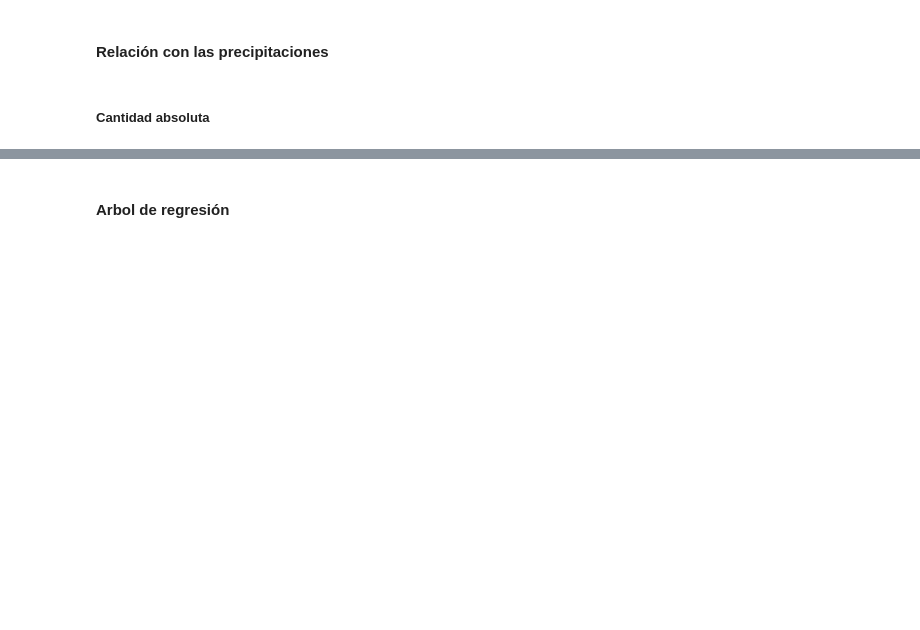
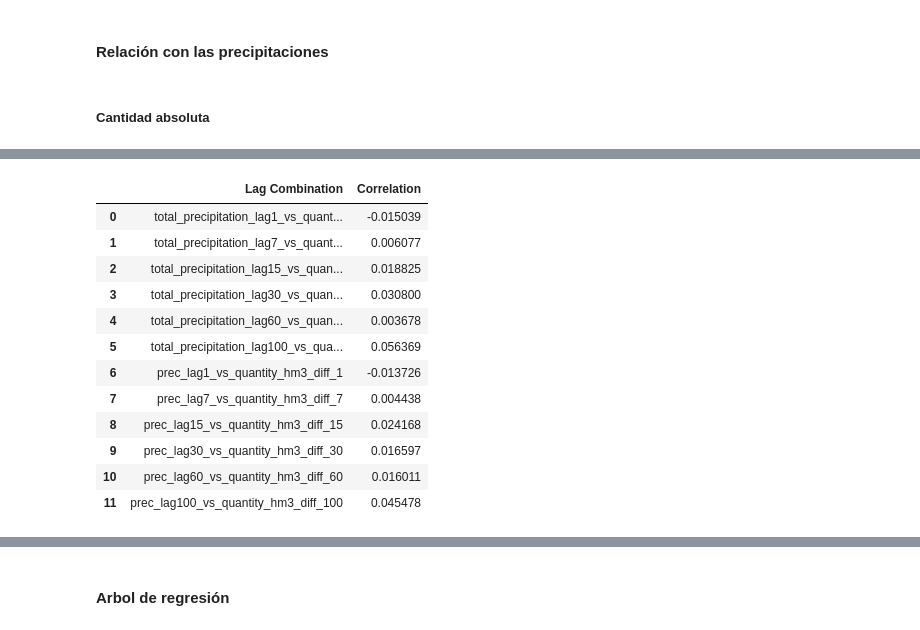
Before and after one commit to delatorre96/Water-Prediction, a Jupyter notebook: Análisis pixel.ipynb, the cells around one changed output, grey strips where cells are left out. Drawn from its saved outputs; the diff is of its cells as text; code cells hidden in the pictures; blank space fills up the shorter version.

```diff
--- a/Análisis pixel.ipynb
+++ b/Análisis pixel.ipynb
@@ -624,0 +412,20 @@ correlation_filtered
+# %%
+#df = df.reset_index()
+df = pd.merge(df_x, df_rios, on = 'date', how = 'inner')
+df = df[['date','quantity_hm3', 'total_precipitation', 'prec']]
+
+# Variables para calcular retardos, acumulados y promedios móviles
+variables = ['total_precipitation', 'prec']
+
+# Lista de períodos para los cálculos
+periods = [1, 7, 15, 30, 60,100]
+
+for period in periods:
+    for var in variables:
+        # Promedios
+        #df[f'{var}_mean_{period}d'] = df[var].rolling(window=period, min_periods=1).mean()
+        # Sumas
+        df[f'{var}_sum_{period}d'] = df[var].rolling(window=period, min_periods=1).sum()
+
+correlaciones = df.drop(['date'],axis = 1).corr()
+correlaciones['quantity_hm3'].sort_values(ascending = True)
@@ -624,0 +451,71 @@ correlation_filtered
+# %%
+#df = df.reset_index()
+df = pd.merge(df_x, df_rios, on = 'date', how = 'inner')
+df = df[['date','quantity_hm3', 'total_precipitation', 'prec']]
+
+# Variables para calcular retardos, acumulados y promedios móviles
+variables = ['total_precipitation', 'prec']
+lags_months = [1, 7, 15, 30, 60,100]  # Retardos y acumulados en meses
+
+# Crear un índice basado en meses para agrupar por mes
+df['month_start'] = df['date'].dt.to_period('M').dt.start_time
+
+# Agrupación mensual para calcular los valores agregados por mes
+monthly_agg = df.groupby('month_start')[variables].sum().reset_index()
+
+# Iterar sobre las variables y calcular retardos, acumulados y promedios móviles
+for var in variables:
+    for lag in lags_months:
+        # Crear acumulados de los últimos N meses
+        monthly_agg[f'{var}_sum_last{lag} month'] = monthly_agg[var].rolling(window=lag).sum()
+
+# Calcular diferencias en quantity_hm3
+df_quant = df[['month_start', 'quantity_hm3']].copy()
+for lag in lags_months:
+    df_quant[f'quantity_hm3_diff_{lag}'] = df_quant['quantity_hm3'].diff(lag)
+
+# Unir los resultados al DataFrame diario
+df = df.merge(
+    monthly_agg.drop(columns=variables),
+    on='month_start',
+    how='left'
+)
+df = df.merge(
+    df_quant.drop(columns=['quantity_hm3']),
+    on='month_start',
+    how='left'
+)
+# Inicializar un diccionario para almacenar las correlaciones
+correlations_dict = {}
+
+# Iterar sobre los lags de las variables y de quantity_hm3_diff_{lag}
+for var in variables:
+    for lag in lags_months:
+        # Calcular la correlación entre el lag de la variable y el lag de quantity_hm3_diff
+        lag_col = f'{var}_sum_last{lag} month'  # Nombre de la columna de la variable laggeada
+        diff_col = f'quantity_hm3_diff_{lag}'  # Nombre de la columna de la diferencia de quantity_hm3
+
+        correlation = df[lag_col].corr(df[diff_col])  # Correlación entre las dos columnas
+
+            # Almacenar la correlación en el diccionario
+        correlations_dict[f'{var}_lag{lag}_vs_quantity_hm3_diff_{lag}'] = correlation
+
+# Convertir el diccionario de correlaciones a un DataFrame
+correlations_df = pd.DataFrame.from_dict(correlations_dict, orient='index', columns=['Correlation'])
+correlations_df = correlations_df.reset_index()
+correlations_df.columns = ['Lag Combination', 'Correlation']
+correlations_df
+# %% [output]
+|  | Lag Combination | Correlation |
+| 0 | total_precipitation_lag1_vs_quant... | -0.015039 |
+| 1 | total_precipitation_lag7_vs_quant... | 0.006077 |
+| 2 | total_precipitation_lag15_vs_quan... | 0.018825 |
+| 3 | total_precipitation_lag30_vs_quan... | 0.030800 |
+| 4 | total_precipitation_lag60_vs_quan... | 0.003678 |
+| 5 | total_precipitation_lag100_vs_qua... | 0.056369 |
+| 6 | prec_lag1_vs_quantity_hm3_diff_1 | -0.013726 |
+| 7 | prec_lag7_vs_quantity_hm3_diff_7 | 0.004438 |
+| 8 | prec_lag15_vs_quantity_hm3_diff_15 | 0.024168 |
+| 9 | prec_lag30_vs_quantity_hm3_diff_30 | 0.016597 |
+| 10 | prec_lag60_vs_quantity_hm3_diff_60 | 0.016011 |
+| 11 | prec_lag100_vs_quantity_hm3_diff_100 | 0.045478 |
```
Also changed, not shown: parts of 35 cells of this notebook.
